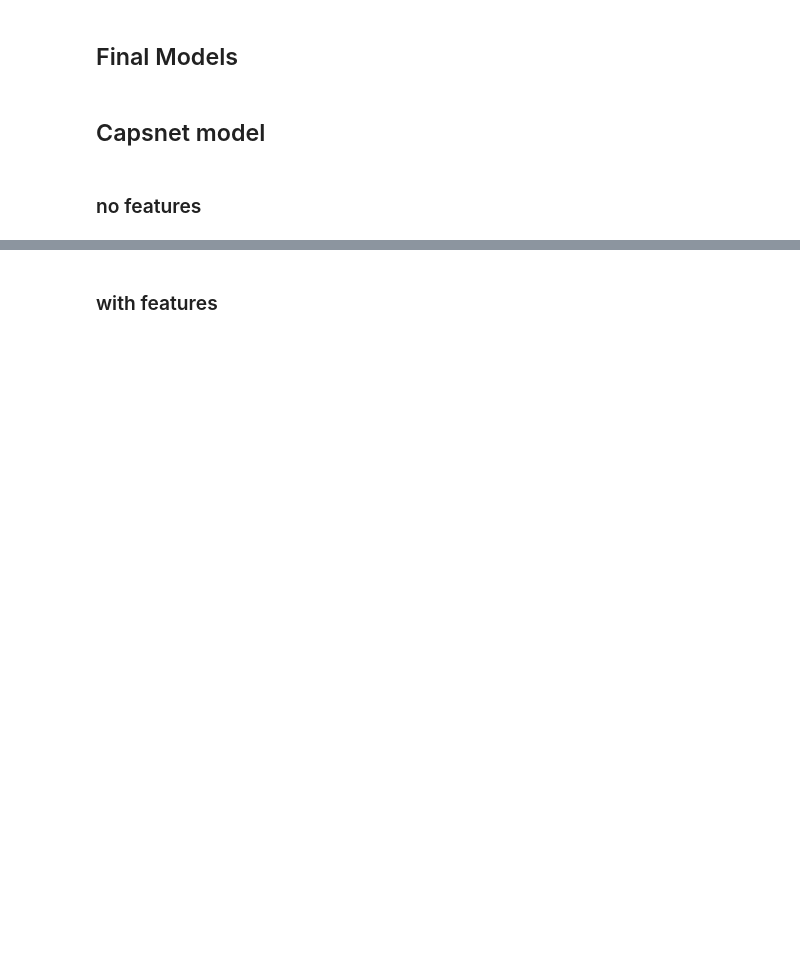
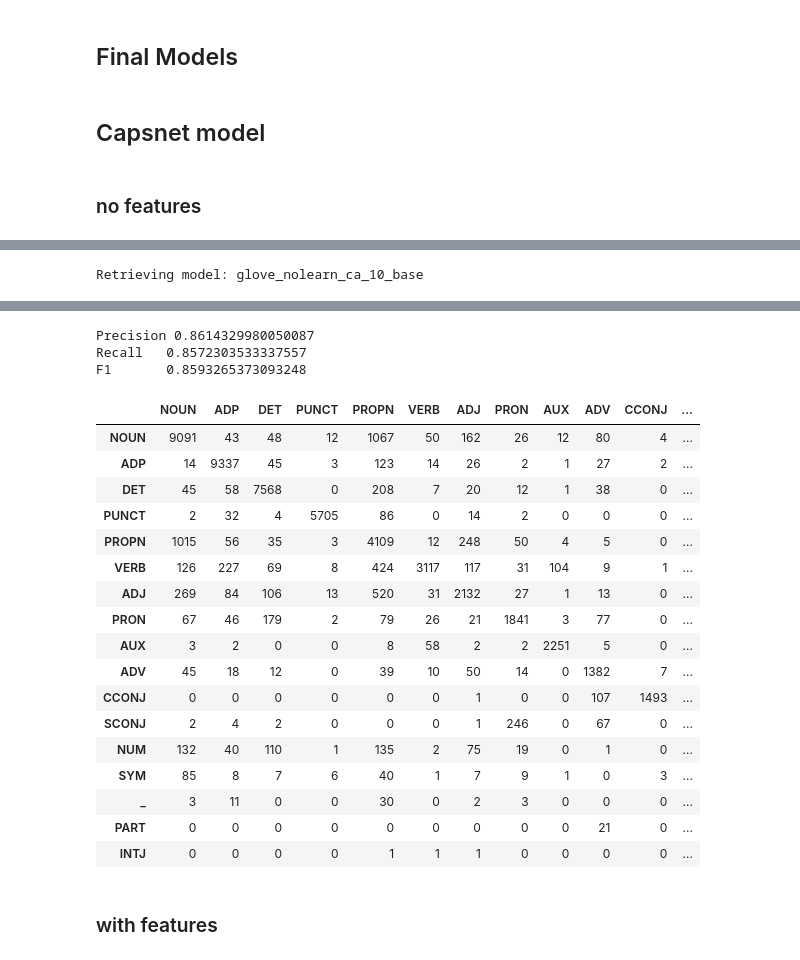
Before and after one commit to zupon/CapsNet_for_NER, a Jupyter notebook: code/model_testing.ipynb, the cells around one changed output, grey strips where cells are left out. Saved outputs shown, nothing was run; the diff lists cells and outputs as text; code cells hidden in the pictures; blank space fills up the shorter version.

```diff
--- a/code/model_testing.ipynb
+++ b/code/model_testing.ipynb
@@ -138,10 +164,37 @@ testY_cat = np.array(list(map( lambda i: np.array(i[3:], dtype=np.float), testY_
 train_decoderY = embedding_matrix[trainX[:,4]]
 dev_decoderY = embedding_matrix[devX[:,4]]
 test_decoderY = embedding_matrix[testX[:,4]]
+# %%
+# AZ's take on keras's to_categorical method, but if we DON'T want a one-hot vector
+# instead, the values of the vectors are 1 for ALL of the features present, so one token's vector
+# could have a 1 in more than one dimension here
+
+def to_almost_categorical(y, num_classes):
+    almost_categorical_array = np.zeros((y.shape[0], y.shape[1], num_classes))
+#     print(almost_categorical_array.shape)
+    for i in range(len(y[0])):
+#         print("window:\t",window)
+        window = y[i]
+        window_index = i
+#         print("window_index:\t", i)
+#         print("window:\t", window)
+        for j in range(len(window)):
+            token = window[j]
+            token_index = j
+#             print("token_index:\t", token_index)
+#             print("token:\t",token)
+            for value in token:
+#                 print("value:\t",value)
+#                 print("token_index:\t",token_index)
+                value = int(value)
+                almost_categorical_array[i,token_index,value] += 1
+#                 print(almost_categorical_array[i])
+    print(almost_categorical_array)
+    return almost_categorical_array
 # %%
 # Get X pos tags
 
-#encoding 1-hot for pos tags
-trainX_pos_cat = to_categorical(trainX_pos.astype('float32'))
-devX_pos_cat = to_categorical(devX_pos.astype('float32'), num_classes=trainX_pos_cat.shape[2])
-testX_pos_cat = to_categorical(testX_pos.astype('float32'), num_classes=trainX_pos_cat.shape[2])
+# encoding 1-hot for pos tags
+trainX_pos_cat = to_almost_categorical(trainX_pos, num_classes=vocabData.posTags.size)
+devX_pos_cat = to_almost_categorical(devX_pos, num_classes=vocabData.posTags.size)
+testX_pos_cat = to_almost_categorical(testX_pos, num_classes=vocabData.posTags.size)
@@ -152,12 +221,12 @@ trainX_pos_cat = np.array(list(map( lambda i: np.array(i[:,3:], dtype=np.float),
 devX_pos_cat = np.array(list(map( lambda i: np.array(i[:,3:], dtype=np.float), devX_pos_cat)), dtype=np.float)
 testX_pos_cat = np.array(list(map( lambda i: np.array(i[:,3:], dtype=np.float), testX_pos_cat)), dtype=np.float)
 # %%
-# Get X capitlization
+# Get X capitalization
 
 # encoding 1-hot for capitalization info  ("allCaps", "upperInitial", "lowercase", "mixedCaps", "noinfo")
 trainX_capitals_cat = to_categorical(trainX_capitals.astype('float32'))
-devX_capitals_cat = to_categorical(devX_capitals.astype('float32')), num_classes=trainX_capitals_cat.shape[2])
-testX_capitals_cat = to_categorical(testX_capitals.astype('float32')), num_classes=trainX_capitals_cat.shape[2])
+devX_capitals_cat = to_categorical(devX_capitals.astype('float32'), num_classes=trainX_capitals_cat.shape[2])
+testX_capitals_cat = to_categorical(testX_capitals.astype('float32'), num_classes=trainX_capitals_cat.shape[2])
 
 trainX_capitals_cat = np.array(list(map( lambda i: np.array(i[:,3:], dtype=np.float), trainX_capitals_cat)), dtype=np.float)
 devX_capitals_cat = np.array(list(map( lambda i: np.array(i[:,3:], dtype=np.float), devX_capitals_cat)), dtype=np.float)
@@ -179,8 +248,8 @@ modelDir = { "save_dir" : "result"}
 # %% [markdown]
 ### no features
 # %%
-# model A - Window11_glove50_learn_drop50_caps3_conv5_cos_pos_caps
-modelName = "glove_nolearn_base"
+# # model A - Window11_glove50_learn_drop50_caps3_conv5_cos_pos_caps
+modelName =  "glove_nolearn_" + LANGUAGE + "_" + TRAIN_AMOUNT + "_base"
 myModel = retrieve_model( modelName, modelDir)
 myModel.summary()
 
@@ -197,3 +266,4 @@ print("F1\t", report_obj4.get_f1( testY, y_pred))
 cm = report_obj4.get_confusion_matrix( testY, y_pred)
 print()
 cm
+# %% [output]
@@ -199,0 +278 @@ cm
+Retrieving model: glove_nolearn_ca_10_base
@@ -200,3 +308,24 @@ cm
+Precision 0.8614329980050087
+Recall   0.8572303533337557
+F1       0.8593265373093248
+|  | NOUN | ADP | DET | PUNCT | PROPN | VERB | ADJ | PRON | AUX | ADV | CCONJ | ... |
+| NOUN | 9091 | 43 | 48 | 12 | 1067 | 50 | 162 | 26 | 12 | 80 | 4 | ... |
+| ADP | 14 | 9337 | 45 | 3 | 123 | 14 | 26 | 2 | 1 | 27 | 2 | ... |
+| DET | 45 | 58 | 7568 | 0 | 208 | 7 | 20 | 12 | 1 | 38 | 0 | ... |
+| PUNCT | 2 | 32 | 4 | 5705 | 86 | 0 | 14 | 2 | 0 | 0 | 0 | ... |
+| PROPN | 1015 | 56 | 35 | 3 | 4109 | 12 | 248 | 50 | 4 | 5 | 0 | ... |
+| VERB | 126 | 227 | 69 | 8 | 424 | 3117 | 117 | 31 | 104 | 9 | 1 | ... |
+| ADJ | 269 | 84 | 106 | 13 | 520 | 31 | 2132 | 27 | 1 | 13 | 0 | ... |
+| PRON | 67 | 46 | 179 | 2 | 79 | 26 | 21 | 1841 | 3 | 77 | 0 | ... |
+| AUX | 3 | 2 | 0 | 0 | 8 | 58 | 2 | 2 | 2251 | 5 | 0 | ... |
+| ADV | 45 | 18 | 12 | 0 | 39 | 10 | 50 | 14 | 0 | 1382 | 7 | ... |
+| CCONJ | 0 | 0 | 0 | 0 | 0 | 0 | 1 | 0 | 0 | 107 | 1493 | ... |
+| SCONJ | 2 | 4 | 2 | 0 | 0 | 0 | 1 | 246 | 0 | 67 | 0 | ... |
+| NUM | 132 | 40 | 110 | 1 | 135 | 2 | 75 | 19 | 0 | 1 | 0 | ... |
+| SYM | 85 | 8 | 7 | 6 | 40 | 1 | 7 | 9 | 1 | 0 | 3 | ... |
+| _ | 3 | 11 | 0 | 0 | 30 | 0 | 2 | 3 | 0 | 0 | 0 | ... |
+| PART | 0 | 0 | 0 | 0 | 0 | 0 | 0 | 0 | 0 | 21 | 0 | ... |
+| INTJ | 0 | 0 | 0 | 0 | 1 | 1 | 1 | 0 | 0 | 0 | 0 | ... |
 # %% [markdown]
 ### with features
 # %%
```
Also changed, not shown: parts of 13 cells of this notebook, 3 other files.
